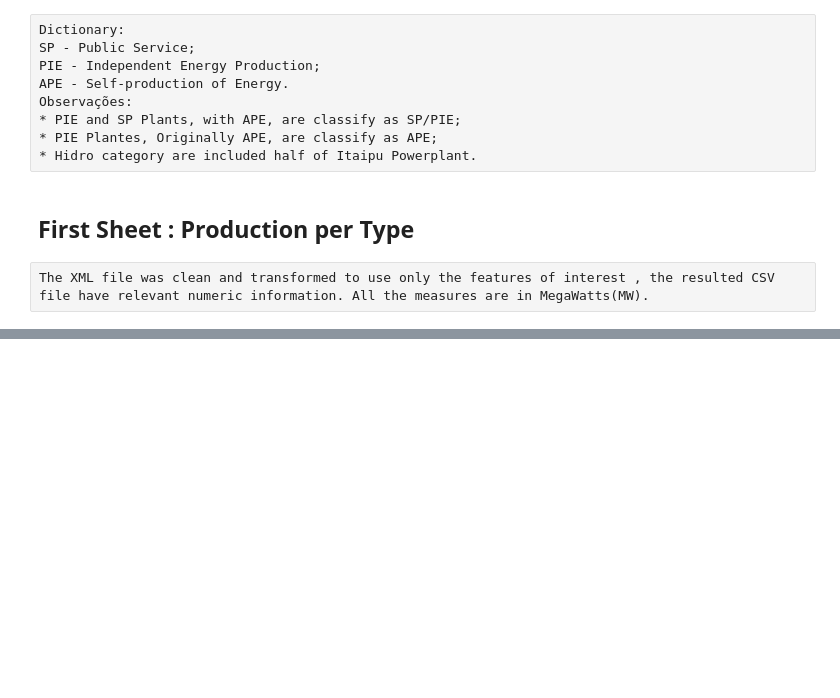
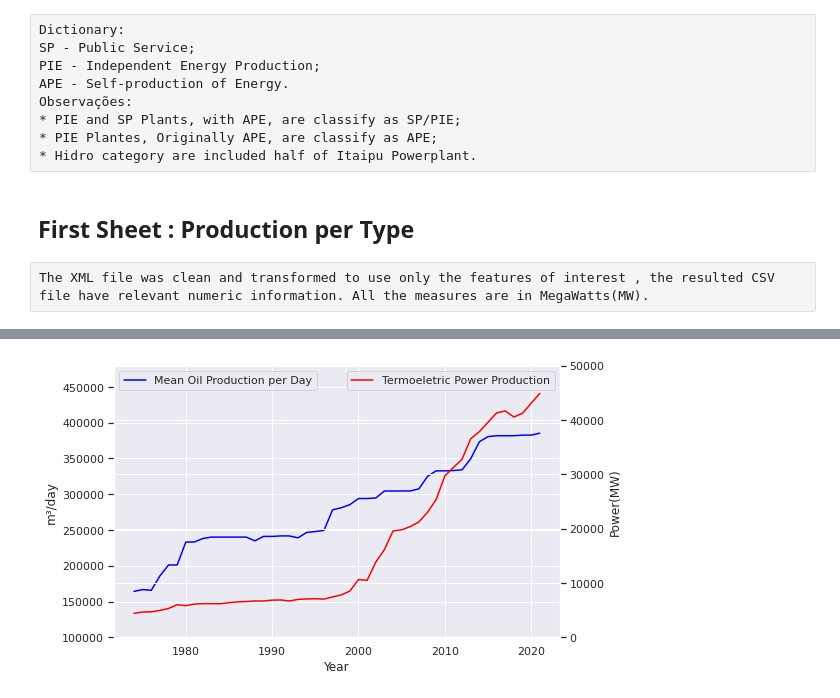
Before and after one commit to IsraelFPM/Brazilian-Energy-EDA, a Jupyter notebook: BrazilEnergy-EDA.ipynb, the cells around one changed output, grey strips where cells are left out. Cells and saved outputs as stored; diff of their text form; code cells hidden in the pictures; blank space fills up the shorter version.

Commit message:
Data and Code Update

```diff
--- a/BrazilEnergy-EDA.ipynb
+++ b/BrazilEnergy-EDA.ipynb
@@ -186,0 +154,8 @@ NameError: name 'RefinoPetroleo' is not defined
+# %%
+df_oil_refining = pd.read_excel(
+    "CapacidadeInstalada.xls",
+    sheet_name="Tabela I.3",
+    header=3,
+    index_col="ANO / YEAR",
+)
+df_oil_refining.head()
@@ -186,0 +171,28 @@ NameError: name 'RefinoPetroleo' is not defined
+# %%
+fig, ax = plt.subplots(figsize=(8, 5))
+
+sns.lineplot(
+    ax=ax, data=df_oil_refining, x=df_oil_refining.index, y="m³/dia (day)", color="blue"
+)
+ax.set_ylabel("m³/day")
+ax.set_xlabel("Year")
+ax.set_ylim(100000, 480000)
+ax.legend(["Mean Oil Production per Day"], loc="upper left")
+
+ax2 = ax.twinx()
+
+sns.lineplot(
+    ax=ax2,
+    data=df_Power_Production,
+    x=df_Power_Production.index,
+    y="Termo-TOTAL",
+    color="red",
+)
+
+ax2.set_ylabel("Power(MW)")
+ax2.set_ylim(0, 50000)
+ax2.legend(["Termoeletric Power Production"])
+
+plt.show()
+# %% [output]
+[figure, added]
```
Also changed, not shown: parts of 4 cells of this notebook, 1 other file.
